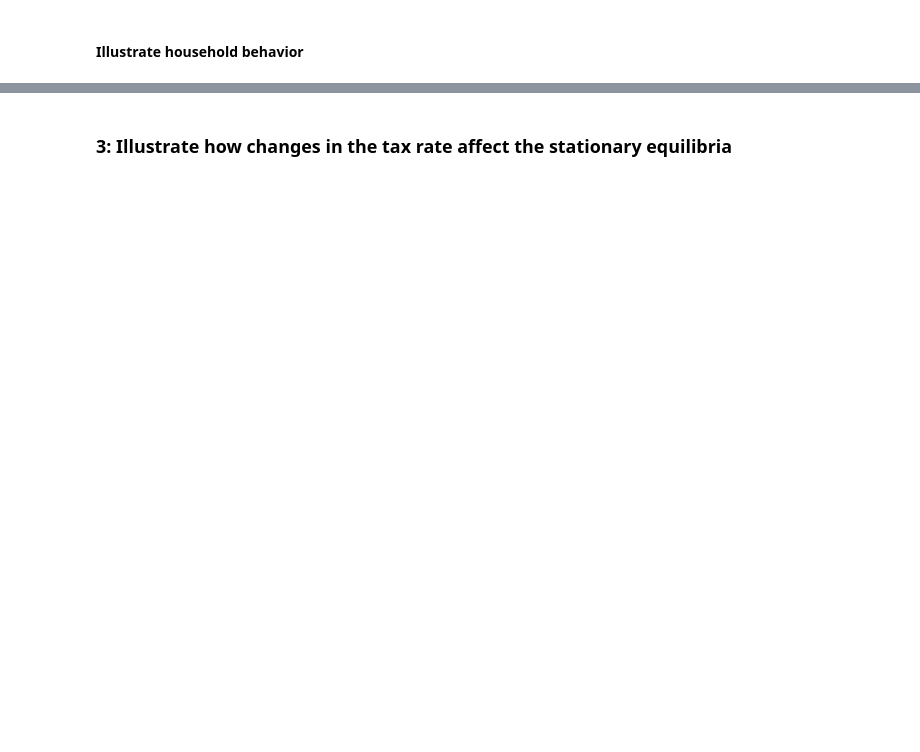
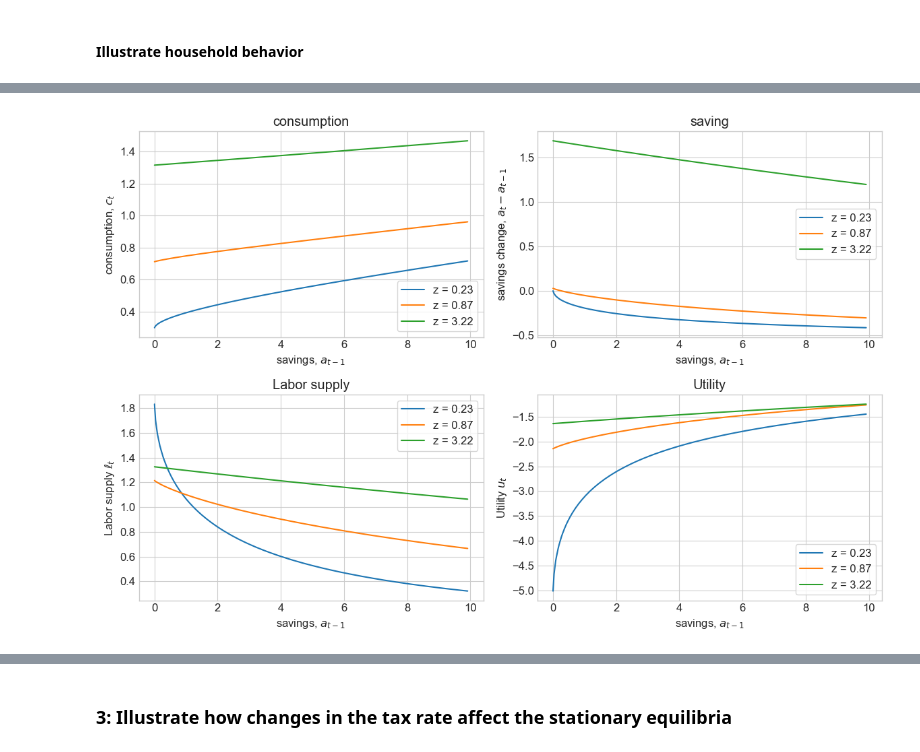
Before and after one commit to AskerNC/AdvMacroHet, a Jupyter notebook: Assignments/Handin/A1_hanc/results.ipynb, the cells around one changed output, grey strips where cells are left out. Drawn from its saved outputs; the diff is of its cells as text; code cells hidden in the pictures; blank space fills up the shorter version.

```diff
--- a/Assignments/Handin/A1_hanc/results.ipynb
+++ b/Assignments/Handin/A1_hanc/results.ipynb
@@ -261,0 +301,17 @@ df
+# %%
+par = model.par
+ss = model.ss
+for i_fix in range(par.Nfix):
+    print(f'Type {i_fix+1}:')
+    print(f'zeta   = {par.zeta_grid[i_fix]}, varphi = {par.varphi_grid[i_fix]}')
+    c = np.sum(ss.c[i_fix]*ss.D[i_fix])*par.Nfix
+    print(f'C*   = {c:.3f}')
+
+    a = np.sum(ss.a[i_fix]*ss.D[i_fix])* par.Nfix
+    print(f'a*   = {a:.3f}')
+
+    ell = np.sum(ss.ell[i_fix]*ss.D[i_fix])*par.Nfix
+    print(f'ell* = {ell:.3f}')
+
+    u = np.sum(ss.u[i_fix]*ss.D[i_fix])*par.Nfix
+    print(f'u*   = {u:.3f}')
@@ -261,0 +336,31 @@ df
+# %%
+
+fig = plt.figure(figsize=(12,8),dpi=100)
+par = model.par
+I = par.a_grid < 10
+
+def plotax(subi,title,ylabel,var):
+    # a. consumption
+    ax = fig.add_subplot(2,2,subi)
+    ax.set_title(title)
+
+    for i_z,z in enumerate(par.z_grid):
+        if i_z%3 == 0 or i_z == par.Nz-1:
+            ax.plot(par.a_grid[I],np.sum(var[:,i_z,I]*par.probfix[:,np.newaxis],axis=0),label=f'z = {z:.2f}')
+
+    ax.legend(frameon=True)
+    ax.set_xlabel('savings, $a_{t-1}$')
+    ax.set_ylabel(ylabel)
+
+
+plotax(1,f'consumption','consumption, $c_t$',ss.c)
+plotax(2,f'saving','savings change, $a_{t}-a_{t-1}$',ss.a- par.a_grid[np.newaxis,np.newaxis,:])
+
+plotax(3,f'Labor supply','Labor supply $\ell_{t}$',ss.ell)
+
+plotax(4,f'Utility','Utility $u_{t}$',ss.u)
+
+
+fig.tight_layout()
+# %% [output]
+[figure, added]
```
Also changed, not shown: parts of 51 cells of this notebook, 13 other files.
